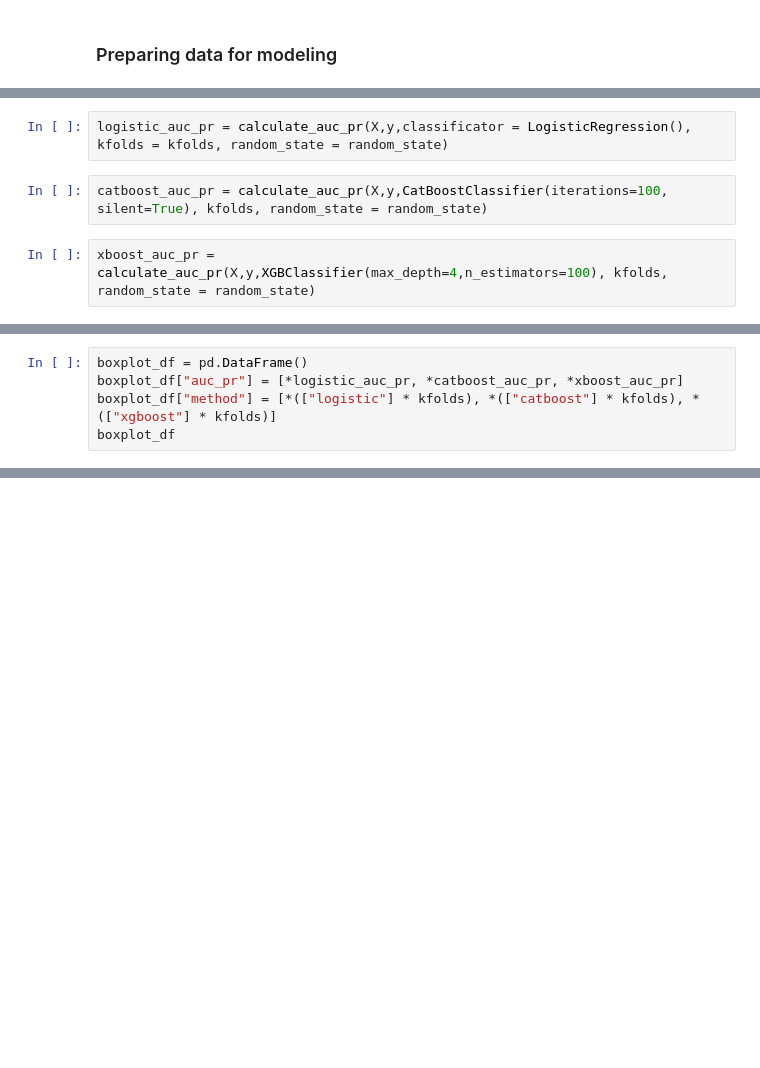
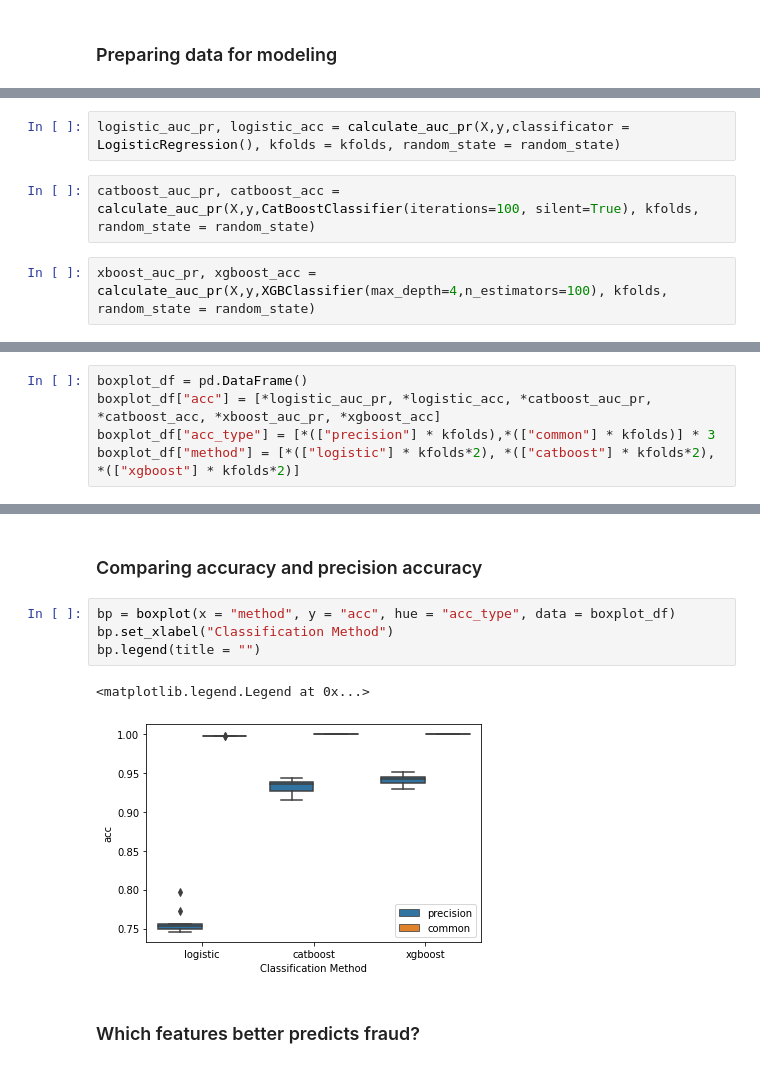
Before and after one commit to fdemacedof/fraud_prediction, a Jupyter notebook: predicting fraud.ipynb, the cells around one changed output, grey strips where cells are left out. Saved outputs shown, nothing was run; the diff lists cells and outputs as text; blank space fills up the shorter version.

```diff
--- a/predicting fraud.ipynb
+++ b/predicting fraud.ipynb
@@ -125,9 +120,9 @@ def calculate_auc_pr(X, y, classificator, kfolds, random_state = 42):
 kfolds = 10
 random_state = 42
 # %%
-logistic_auc_pr = calculate_auc_pr(X,y,classificator = LogisticRegression(), kfolds = kfolds, random_state = random_state)
+logistic_auc_pr, logistic_acc = calculate_auc_pr(X,y,classificator = LogisticRegression(), kfolds = kfolds, random_state = random_state)
 # %%
-catboost_auc_pr = calculate_auc_pr(X,y,CatBoostClassifier(iterations=100, silent=True), kfolds, random_state = random_state)
+catboost_auc_pr, catboost_acc = calculate_auc_pr(X,y,CatBoostClassifier(iterations=100, silent=True), kfolds, random_state = random_state)
 # %%
-xboost_auc_pr = calculate_auc_pr(X,y,XGBClassifier(max_depth=4,n_estimators=100), kfolds, random_state = random_state)
+xboost_auc_pr, xgboost_acc = calculate_auc_pr(X,y,XGBClassifier(max_depth=4,n_estimators=100), kfolds, random_state = random_state)
 # %% [output]
@@ -159,6 +157,6 @@ Mean: 0.9409753920569173 Std: 0.00639321121483806
 None
 # %%
 boxplot_df = pd.DataFrame()
-boxplot_df["auc_pr"] = [*logistic_auc_pr, *catboost_auc_pr, *xboost_auc_pr]
-boxplot_df["method"] = [*(["logistic"] * kfolds), *(["catboost"] * kfolds), *(["xgboost"] * kfolds)]
-boxplot_df
+boxplot_df["acc"] = [*logistic_auc_pr, *logistic_acc, *catboost_auc_pr, *catboost_acc, *xboost_auc_pr, *xgboost_acc]
+boxplot_df["acc_type"] = [*(["precision"] * kfolds),*(["common"] * kfolds)] * 3
+boxplot_df["method"] = [*(["logistic"] * kfolds*2), *(["catboost"] * kfolds*2), *(["xgboost"] * kfolds*2)]
@@ -187,3 +167,14 @@ bp.set_ylabel("Accuracy Precision")
 # %% [output]
 Text(0, 0.5, 'Accuracy Precision')
 [figure]
+# %% [markdown]
+### Comparing accuracy and precision accuracy
+# %%
+bp = boxplot(x = "method", y = "acc", hue = "acc_type", data = boxplot_df)
+bp.set_xlabel("Classification Method")
+bp.legend(title = "")
+# %% [output]
+<matplotlib.legend.Legend at 0x...>
+[figure, added]
+# %% [markdown]
+### Which features better predicts fraud?
```
Also changed, not shown: parts of 15 cells of this notebook.
